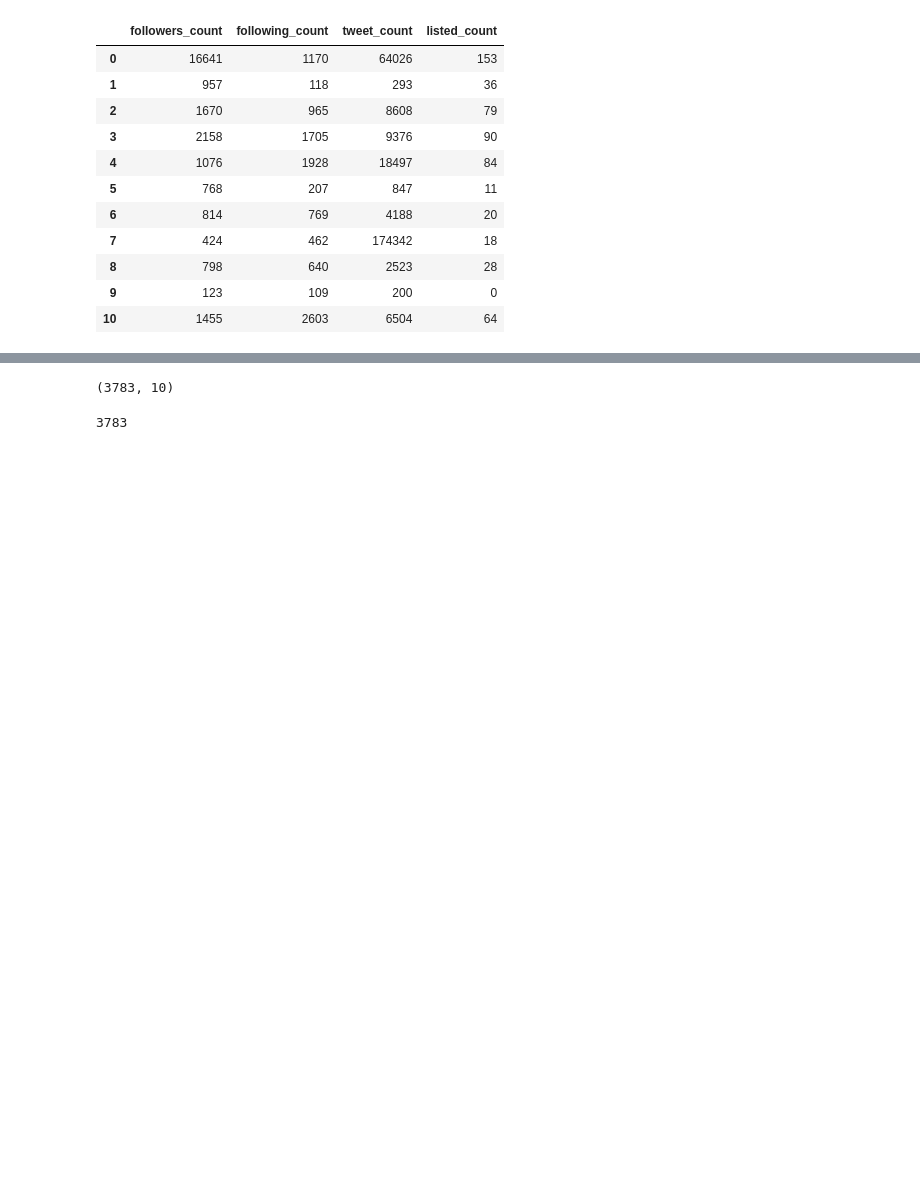
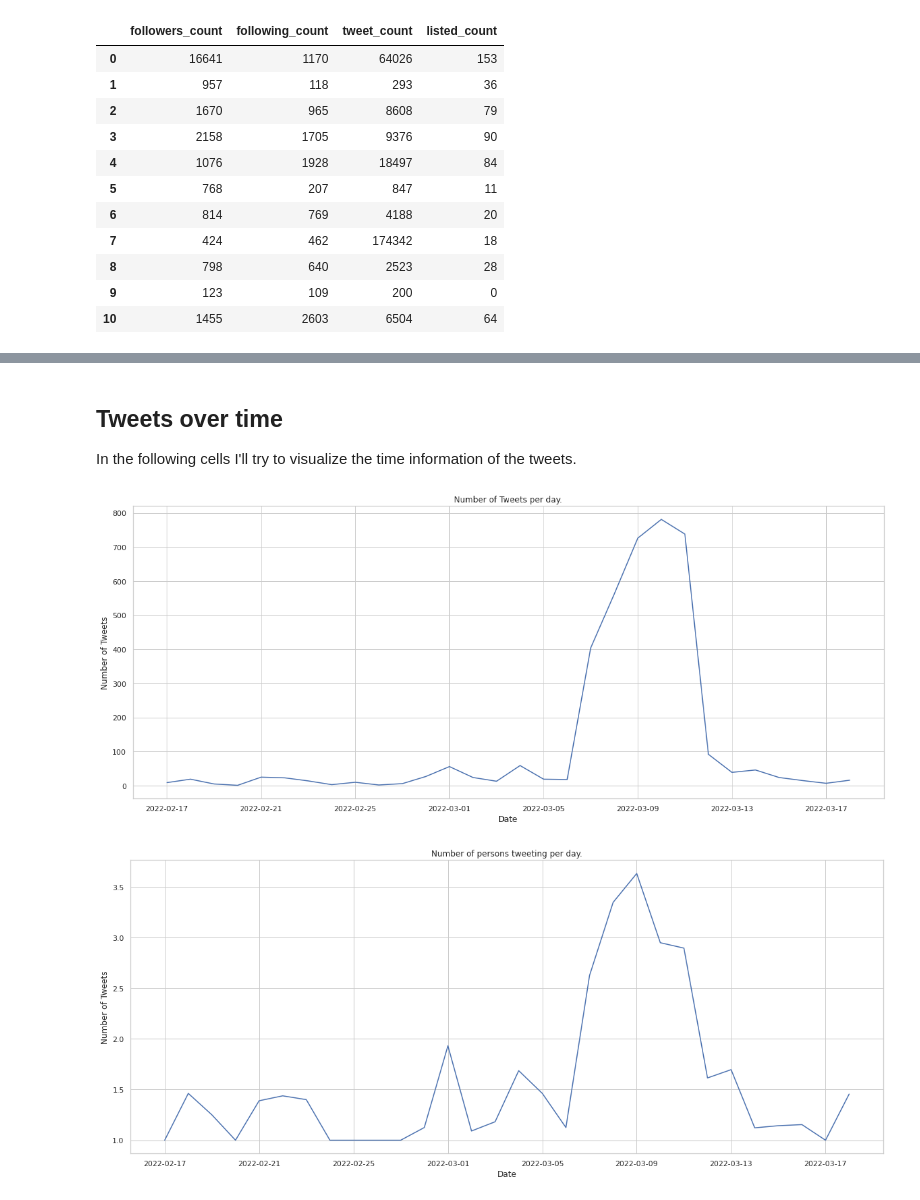
Before and after one commit to Leano1998/DHd2022, a Jupyter notebook: Twitter_DHd2022.ipynb, the cells around one changed output, grey strips where cells are left out. Saved outputs shown, nothing was run; the diff lists cells and outputs as text; code cells hidden in the pictures; blank space fills up the shorter version.

```diff
--- a/Twitter_DHd2022.ipynb
+++ b/Twitter_DHd2022.ipynb
@@ -163,6 +167,35 @@ plt.show()
-# %%
-print(tweets_data.shape)
-len(set(tweets_data["id"].tolist()))
-# %% [output]
-(3783, 10)
-3783
+# %% [markdown]
+## Tweets over time ##
+In the following cells I'll try to visualize the time information of the tweets.
+# %%
+date_tweets = tweets_data['created_at'].sort_values().tolist()
+start_date = datetime.datetime(date_tweets[0].year, date_tweets[0].month, date_tweets[0].day) # Date of the first Tweet
+end_date = datetime.datetime(date_tweets[-1].year, date_tweets[-1].month, date_tweets[-1].day) # Date of the last Tweet
+equal_day = lambda x, y: x.day == y.day and x.month == y.month and x.year == y.year
+tweets_over_time = {}
+date_delta = start_date
+while date_delta <= end_date:
+    tweets_over_time[date_delta] = [0, []]
+    date_delta = date_delta + datetime.timedelta(days=1)
+for _, v in tweets_data.iterrows():
+    try:
+        tweets_over_time[datetime.datetime(v['created_at'].year, v['created_at'].month, v['created_at'].day)][0] += 1
+        tweets_over_time[datetime.datetime(v['created_at'].year, v['created_at'].month, v['created_at'].day)][1].append(v['author_id'])
+    except KeyError:
+        continue
+tweets_over_time = [(i, tweets_over_time[i][0], len(set(tweets_over_time[i][1]))) for i in tweets_over_time.keys()]
+plt.rcParams["figure.figsize"] = (20, 8)
+plt.plot([i[0] for i in tweets_over_time], [i[1] for i in tweets_over_time])
+plt.xlabel('Date')
+plt.ylabel('Number of Tweets')
+plt.title('Number of Tweets per day.')
+plt.savefig("vis/Number_of_tweets_per_day.png")
+plt.show()
+plt.xlabel('Date')
+plt.ylabel('Number of Tweets')
+plt.title('Number of persons tweeting per day.')
+plt.plot([i[0] for i in tweets_over_time], [i[1]/i[2] for i in tweets_over_time])
+plt.show()
+# %% [output]
+[figure, added]
+[figure, added]
```
Also changed, not shown: parts of 13 cells of this notebook.
